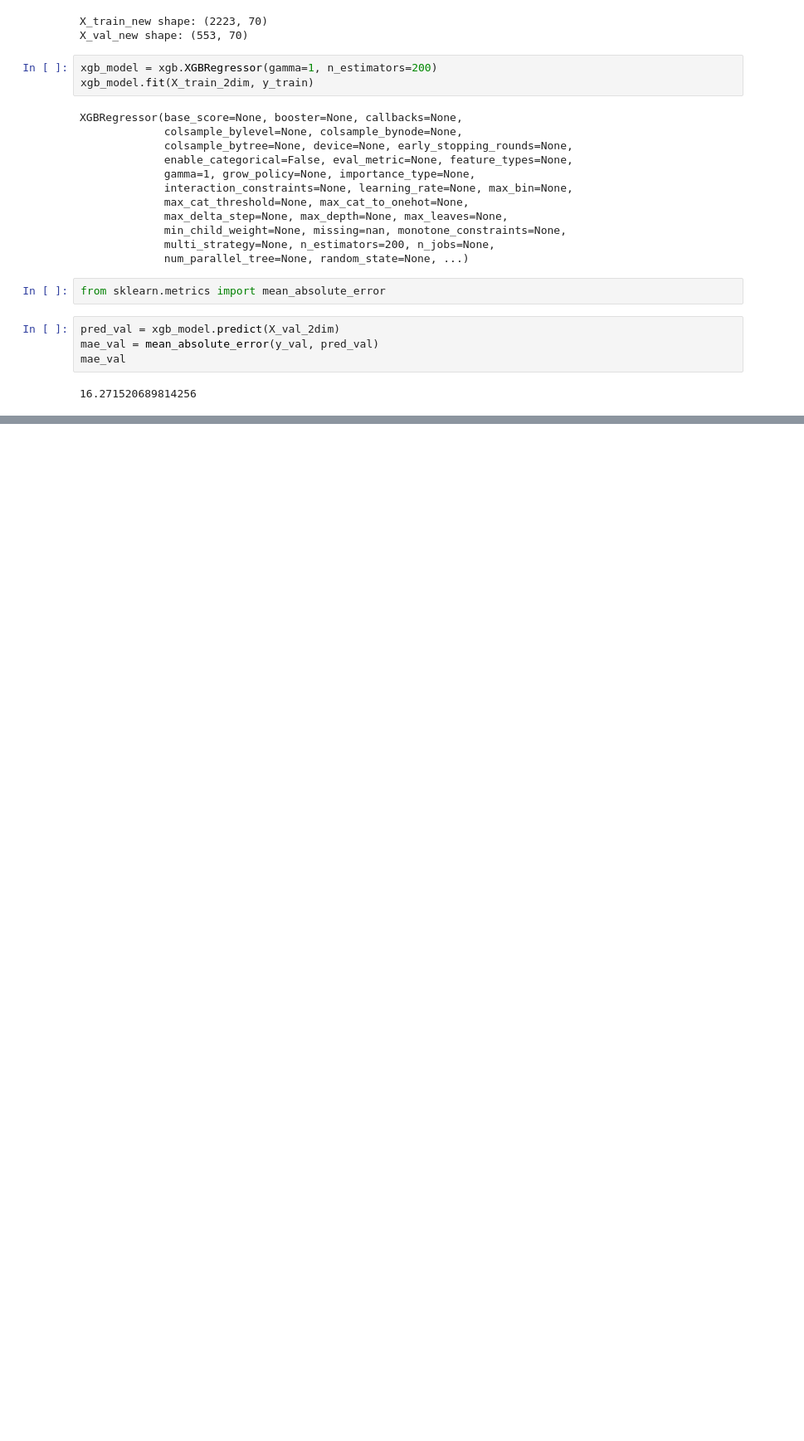
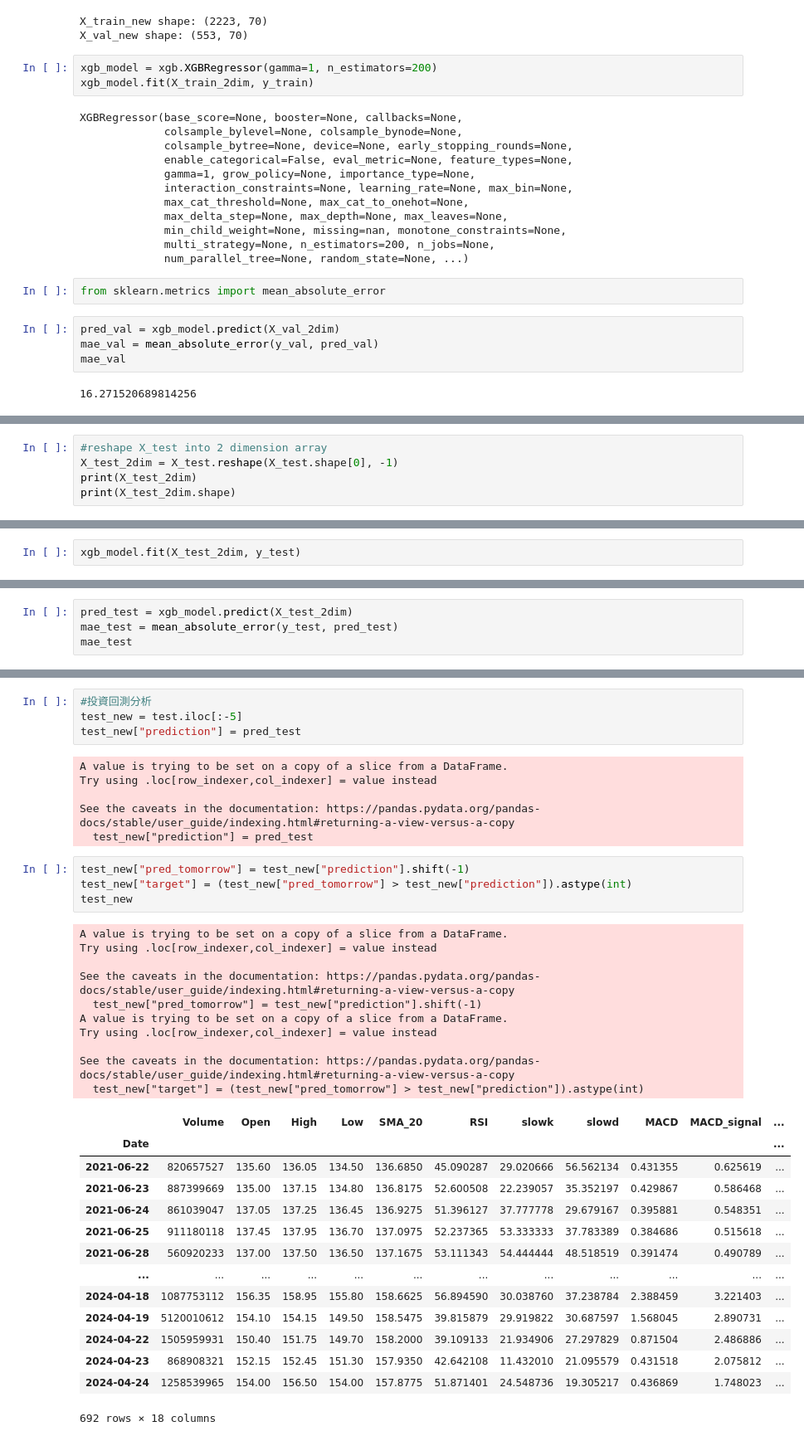
Before and after one commit to Frankie1021/ooschool, a Jupyter notebook: xgboost_240807.ipynb, the cells around one changed output, grey strips where cells are left out. Shown at 83% size. Saved outputs shown, nothing was run; the diff lists cells and outputs as text; blank space fills up the shorter version.

```diff
--- a/xgboost_240807.ipynb
+++ b/xgboost_240807.ipynb
@@ -165,0 +192,5 @@ ValueError: Feature shape mismatch, expected: 70, got 14
+# %%
+#reshape X_test into 2 dimension array
+X_test_2dim = X_test.reshape(X_test.shape[0], -1)
+print(X_test_2dim)
+print(X_test_2dim.shape)
@@ -165,0 +212,2 @@ ValueError: Feature shape mismatch, expected: 70, got 14
+# %%
+xgb_model.fit(X_test_2dim, y_test)
@@ -165,0 +226,4 @@ ValueError: Feature shape mismatch, expected: 70, got 14
+# %%
+pred_test = xgb_model.predict(X_test_2dim)
+mae_test = mean_absolute_error(y_test, pred_test)
+mae_test
@@ -165,0 +248,39 @@ ValueError: Feature shape mismatch, expected: 70, got 14
+# %%
+#投資回測分析
+test_new = test.iloc[:-5]
+test_new["prediction"] = pred_test
+# %% [output]
+A value is trying to be set on a copy of a slice from a DataFrame.
+Try using .loc[row_indexer,col_indexer] = value instead
+
+See the caveats in the documentation: https://pandas.pydata.org/pandas-docs/stable/user_guide/indexing.html#returning-a-view-versus-a-copy
+  test_new["prediction"] = pred_test
+# %%
+test_new["pred_tomorrow"] = test_new["prediction"].shift(-1)
+test_new["target"] = (test_new["pred_tomorrow"] > test_new["prediction"]).astype(int)
+test_new
+# %% [output]
+A value is trying to be set on a copy of a slice from a DataFrame.
+Try using .loc[row_indexer,col_indexer] = value instead
+
+See the caveats in the documentation: https://pandas.pydata.org/pandas-docs/stable/user_guide/indexing.html#returning-a-view-versus-a-copy
+  test_new["pred_tomorrow"] = test_new["prediction"].shift(-1)
+A value is trying to be set on a copy of a slice from a DataFrame.
+Try using .loc[row_indexer,col_indexer] = value instead
+
+See the caveats in the documentation: https://pandas.pydata.org/pandas-docs/stable/user_guide/indexing.html#returning-a-view-versus-a-copy
+  test_new["target"] = (test_new["pred_tomorrow"] > test_new["prediction"]).astype(int)
+|  | Volume | Open | High | Low | SMA_20 | RSI | slowk | slowd | MACD | MACD_signal | ... |
+| Date |  |  |  |  |  |  |  |  |  |  | ... |
+| 2021-06-22 | 820657527 | 135.60 | 136.05 | 134.50 | 136.6850 | 45.090287 | 29.020666 | 56.562134 | 0.431355 | 0.625619 | ... |
+| 2021-06-23 | 887399669 | 135.00 | 137.15 | 134.80 | 136.8175 | 52.600508 | 22.239057 | 35.352197 | 0.429867 | 0.586468 | ... |
+| 2021-06-24 | 861039047 | 137.05 | 137.25 | 136.45 | 136.9275 | 51.396127 | 37.777778 | 29.679167 | 0.395881 | 0.548351 | ... |
+| 2021-06-25 | 911180118 | 137.45 | 137.95 | 136.70 | 137.0975 | 52.237365 | 53.333333 | 37.783389 | 0.384686 | 0.515618 | ... |
+| 2021-06-28 | 560920233 | 137.00 | 137.50 | 136.50 | 137.1675 | 53.111343 | 54.444444 | 48.518519 | 0.391474 | 0.490789 | ... |
+| ... | ... | ... | ... | ... | ... | ... | ... | ... | ... | ... | ... |
+| 2024-04-18 | 1087753112 | 156.35 | 158.95 | 155.80 | 158.6625 | 56.894590 | 30.038760 | 37.238784 | 2.388459 | 3.221403 | ... |
+| 2024-04-19 | 5120010612 | 154.10 | 154.15 | 149.50 | 158.5475 | 39.815879 | 29.919822 | 30.687597 | 1.568045 | 2.890731 | ... |
+| 2024-04-22 | 1505959931 | 150.40 | 151.75 | 149.70 | 158.2000 | 39.109133 | 21.934906 | 27.297829 | 0.871504 | 2.486886 | ... |
+| 2024-04-23 | 868908321 | 152.15 | 152.45 | 151.30 | 157.9350 | 42.642108 | 11.432010 | 21.095579 | 0.431518 | 2.075812 | ... |
+| 2024-04-24 | 1258539965 | 154.00 | 156.50 | 154.00 | 157.8775 | 51.871401 | 24.548736 | 19.305217 | 0.436869 | 1.748023 | ... |
+692 rows × 18 columns
```
Also changed, not shown: parts of 9 cells of this notebook.
